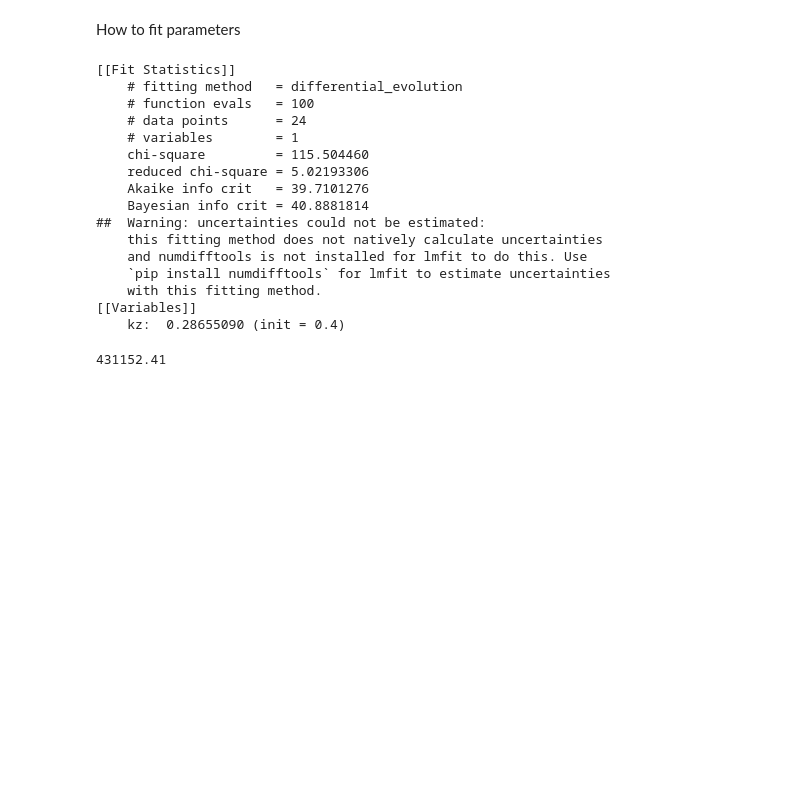
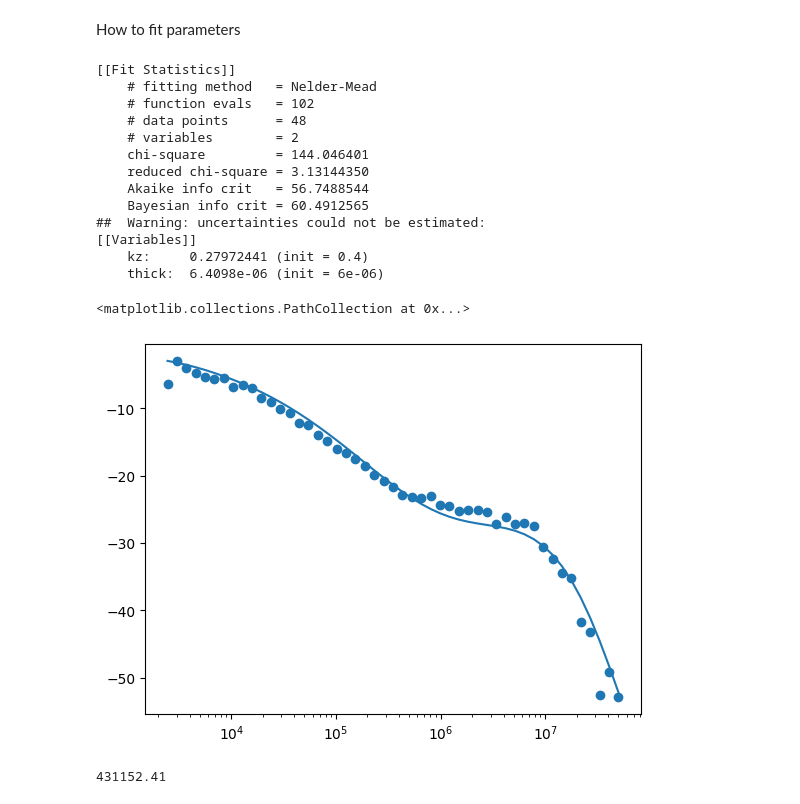
Before and after one commit to marcelclaro/FDTR, a Jupyter notebook: basictests.ipynb, the cells around one changed output. Drawn from its saved outputs; the diff is of its cells as text; code cells hidden in the pictures; blank space fills up the shorter version.

Commit message:
Fitting update (speed huge improv)

```diff
--- a/basictests.ipynb
+++ b/basictests.ipynb
@@ -265,60 +265,61 @@ How to fit parameters
 # %%
 import numpy as np
 import mpmath
 from pyFDTR.domain import *
 from pyFDTR.materials import *
 from pyFDTR.fouriermodel import *
 import matplotlib as mpl
 import matplotlib.pyplot as plt
 
 #We use lmfit library, do not forget to install it too
 import lmfit
-from lmfit import minimize, Parameters
 
 #define a list of parameters object
-params = Parameters()
+var_par = Fitting_parameters()
 #add parameters in the fit (name, starting value, min and max)
-params.add('kz', value=0.40, min=0.10, max=0.70)
+var_par.add('kz', value=0.40, min=0.10, max=0.70)
+var_par.add('thick', value=60e-7, min=40e-7, max=80e-7)
 
 
 load = np.genfromtxt('./sampledata/sapphire-gold60nm_300K.txt',skip_header=2)
 points300k = np.delete(load,1,1)
 
-#Here we define our error function, replace the parameters that you want to vary with params['name'].value
-def residuals(params,freq,measured):
-    domain = Domain(300)
-    domain.add_substrate(sapphire)
-    domain.add_layer(60e-7,gold)
-    domain.set_interface_condu(1,5e3)
-    domain.set_layer_param(0,kzz=params['kz'].value)
-    model = FourierModelFDTR(domain,4.05e-4,4.05e-4,0)
-    phase=[]
-    for i,f in enumerate(freq):
-        phase.append(model.get_phase(f))
-    return phase - measured
 
-#run the fit and hope for the best
-#you can reduce the number of points to select frequencies and speed up. In numpy arrays. array[starting:last:step] (e.g. points300k[25::5,0] gets 1 in 5 points in the last 25 points)
-out = minimize(residuals, params, args=(points300k[25:,0],points300k[25:,1]), method='differential_evolution')
+domain = Domain(300)
+domain.add_substrate(sapphire)
+domain.add_layer(60e-7,gold)
+domain.set_interface_condu(1,5e3)
+domain.set_layer_param(0,kzz=var_par.get_parameter('kz'))
+model = FourierModelFDTR(domain,4.05e-4,4.05e-4,0,fitting_params=var_par, backend='numpy',jit=True)
+
+out = model.minimize(points300k,method='nelder')
 #different methods not tested yet, find yourself the best one
 lmfit.report_fit(out)
+
+phases_300 = []
+for f in points300k[:,0]:
+  phases_300.append(model.get_phase(f))
+
+#matlibplot to plot the results
+fig, ax = plt.subplots()  # Create a figure containing a single axes.
+ax.semilogx(points300k[:,0], phases_300);
+ax.scatter(points300k[:,0],points300k[:,1])
 # %% [output]
 [[Fit Statistics]]
-    # fitting method   = differential_evolution
-    # function evals   = 100
-    # data points      = 24
-    # variables        = 1
-    chi-square         = 115.504460
-    reduced chi-square = 5.02193306
-    Akaike info crit   = 39.7101276
-    Bayesian info crit = 40.8881814
+    # fitting method   = Nelder-Mead
+    # function evals   = 102
+    # data points      = 48
+    # variables        = 2
+    chi-square         = 144.046401
+    reduced chi-square = 3.13144350
+    Akaike info crit   = 56.7488544
+    Bayesian info crit = 60.4912565
 ##  Warning: uncertainties could not be estimated:
-    this fitting method does not natively calculate uncertainties
-    and numdifftools is not installed for lmfit to do this. Use
-    `pip install numdifftools` for lmfit to estimate uncertainties
-    with this fitting method.
 [[Variables]]
-    kz:  0.28655090 (init = 0.4)
+    kz:     0.27972441 (init = 0.4)
+    thick:  6.4098e-06 (init = 6e-06)
+<matplotlib.collections.PathCollection at 0x...>
+[figure, added]
 # %%
 #Using jupyter you can always check the variables values
 points300k[25,0]
```
Also changed, not shown: 1 other file.
